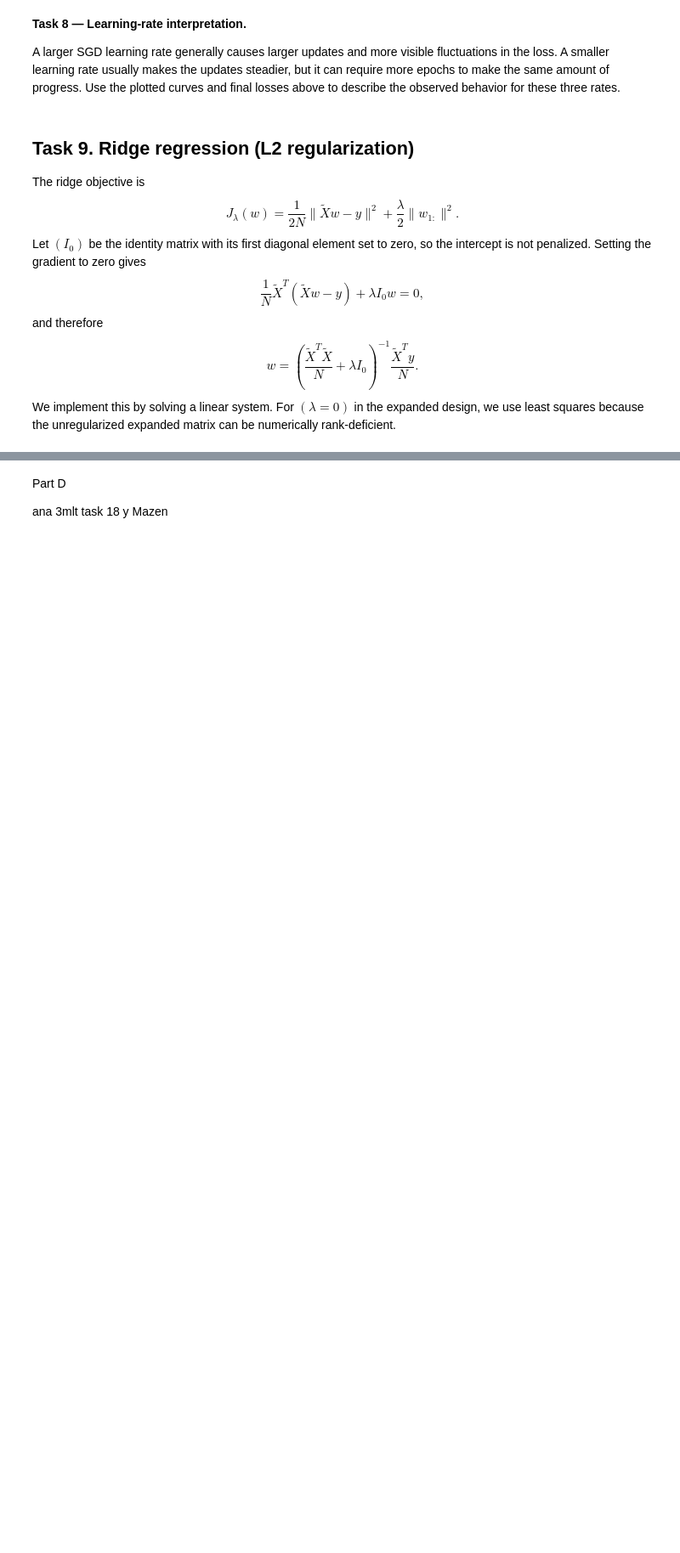
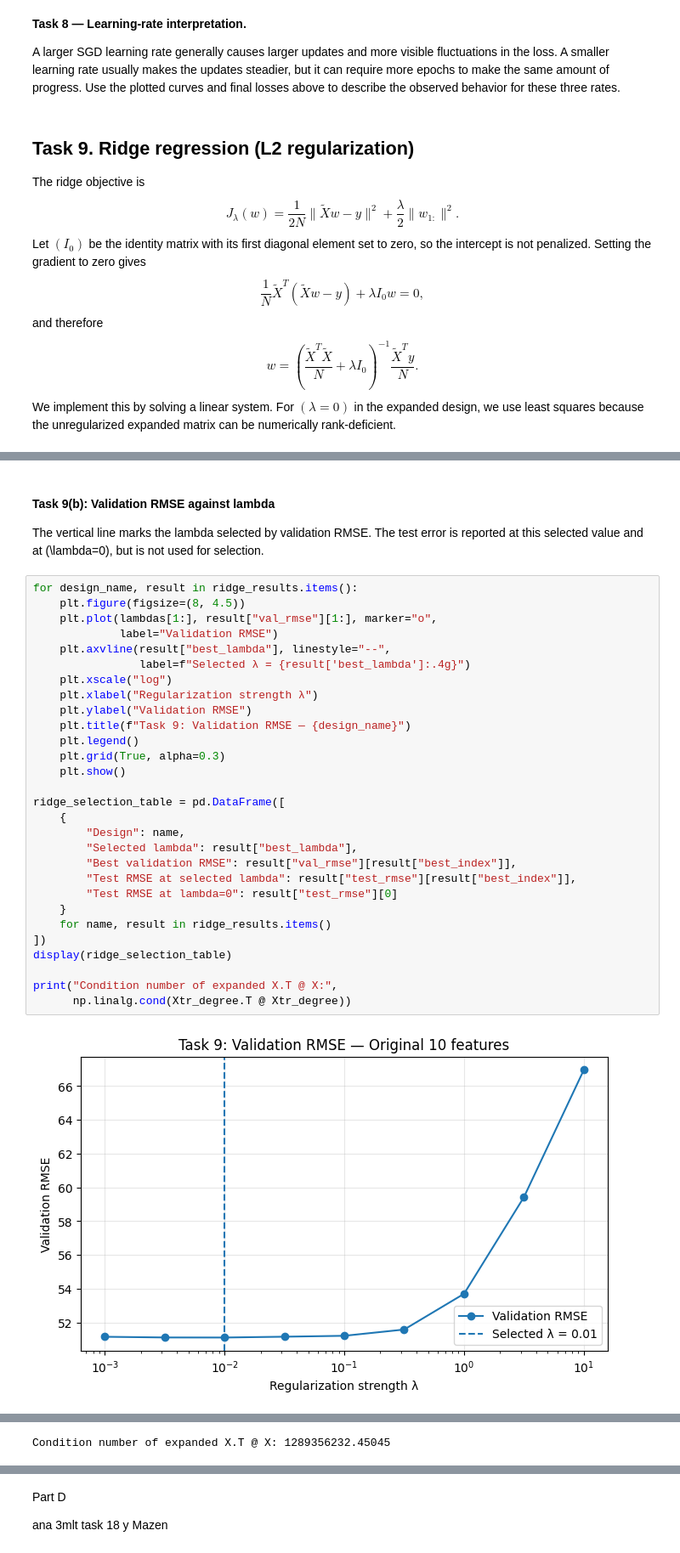
Before and after one commit to YaseenRamzyy/ML-Assignment-2, a Jupyter notebook: ML_Assignment_2.ipynb, the cells around one changed output, grey strips where cells are left out. Shown at 85% size. Saved outputs shown, nothing was run; the diff lists cells and outputs as text; blank space fills up the shorter version.

```diff
--- a/ML_Assignment_2.ipynb
+++ b/ML_Assignment_2.ipynb
@@ -869,0 +1032,35 @@ We implement this by solving a linear system. For $(\lambda=0)$ in the expanded
+# %% [markdown]
+#### Task 9(b): Validation RMSE against lambda
+
+The vertical line marks the lambda selected by validation RMSE. The test error is reported at this selected value and at \(\lambda=0\), but is not used for selection.
+# %%
+for design_name, result in ridge_results.items():
+    plt.figure(figsize=(8, 4.5))
+    plt.plot(lambdas[1:], result["val_rmse"][1:], marker="o",
+             label="Validation RMSE")
+    plt.axvline(result["best_lambda"], linestyle="--",
+                label=f"Selected λ = {result['best_lambda']:.4g}")
+    plt.xscale("log")
+    plt.xlabel("Regularization strength λ")
+    plt.ylabel("Validation RMSE")
+    plt.title(f"Task 9: Validation RMSE — {design_name}")
+    plt.legend()
+    plt.grid(True, alpha=0.3)
+    plt.show()
+
+ridge_selection_table = pd.DataFrame([
+    {
+        "Design": name,
+        "Selected lambda": result["best_lambda"],
+        "Best validation RMSE": result["val_rmse"][result["best_index"]],
+        "Test RMSE at selected lambda": result["test_rmse"][result["best_index"]],
+        "Test RMSE at lambda=0": result["test_rmse"][0]
+    }
+    for name, result in ridge_results.items()
+])
+display(ridge_selection_table)
+
+print("Condition number of expanded X.T @ X:",
+      np.linalg.cond(Xtr_degree.T @ Xtr_degree))
+# %% [output]
+[figure, added]
@@ -869,0 +1071 @@ We implement this by solving a linear system. For $(\lambda=0)$ in the expanded
+Condition number of expanded X.T @ X: 1289356232.45045
```
Also changed, not shown: parts of 30 cells of this notebook.
